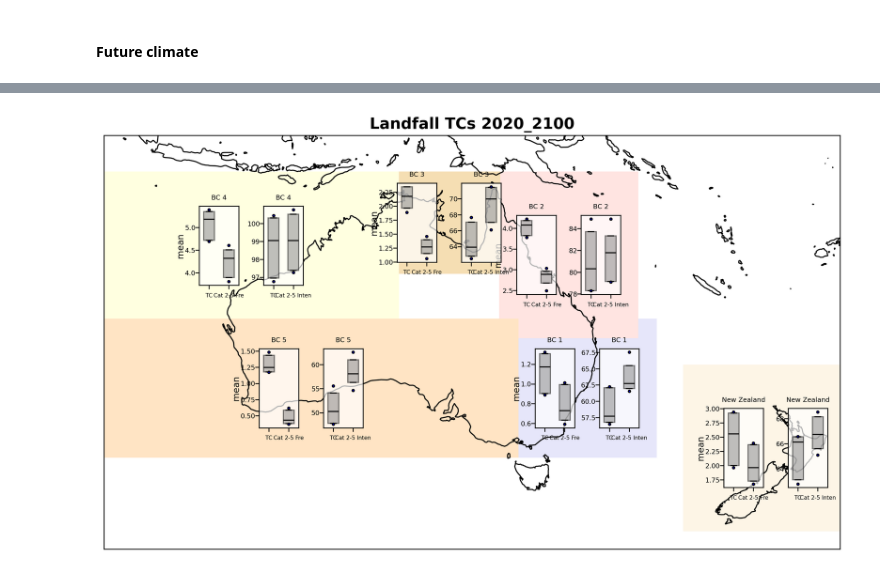
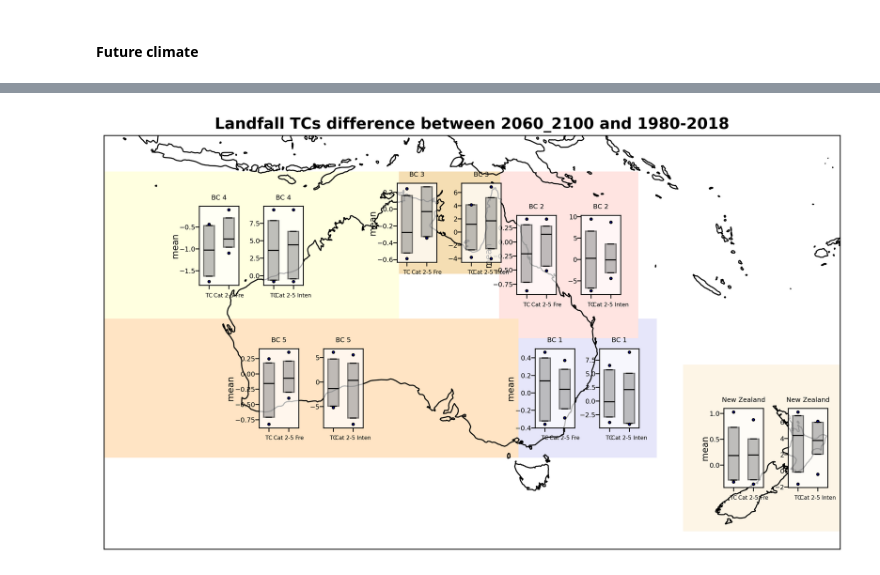
Before and after one commit to ming80302/TC, a Jupyter notebook: summary_map_IAG_all_mean.ipynb, the cells around one changed output, grey strips where cells are left out. Saved outputs shown, nothing was run; the diff lists cells and outputs as text; code cells hidden in the pictures.

```diff
--- a/summary_map_IAG_all_mean.ipynb
+++ b/summary_map_IAG_all_mean.ipynb
@@ -317,9 +324,16 @@ def call_box_custom_inset_2p(slope_4d, is_commonY = False, title_s='', slope_ib=
                                         [5,10], [95,90], region_s[nr], x_title[nn], y_label,
                                         is_commonY, slope_ib[nn,nr,:].tolist())
                 else:
-                    box_custom_inset_2p(inset_ax, slope_4d[nn, nr, :, 0], slope_4d[nn, nr, :, 1],
+                    # for ERA5 intensity
+                    if nn==1:
+                        box_custom_inset_2p(inset_ax, slope_4d[nn, nr, :, 0], slope_4d[nn, nr, :, 1],
+                                        [5,10], [95,90], region_s[nr], x_title[nn], y_label,
+                                        is_commonY, slope_ib[nn,nr,:].tolist(), False)
+                    else:
+                        box_custom_inset_2p(inset_ax, slope_4d[nn, nr, :, 0], slope_4d[nn, nr, :, 1],
                                         [5,10], [95,90], region_s[nr], x_title[nn], y_label,
                                         is_commonY, slope_ib[nn,nr,:].tolist(), slope_e5[nn,nr,:].tolist())
+
                     #print('slope_ib')
                     #print(slope_ib[nn,nr,:].tolist())
                     #print('slope_e5')
@@ -432,7 +446,7 @@ Using ERA5 track period
 year_s = 1980
 year_e = 2018
 
-year_s = 2020
+year_s = 2060
 year_e = 2100
 
 year_1d = np.array(range(year_s, year_e+1))
@@ -534,7 +548,7 @@ if year_s == 1980:
     slope_4d_h = slope_4d
     slope_ib_h = slope_ib
     slope_e5_h = slope_e5
-if year_s == 2020:
+if year_e == 2100:
     slope_4d_f = slope_4d
 # %% [output]
 Australia Buckley Cyclone Region 1
@@ -568,7 +582,7 @@ else:
 # %%
-if landfall == True:
-    call_box_custom_inset_2p(slope_4d_f, is_commonY = False, title_s='Landfall TCs 2020_2100', slope_ib=False, slope_e5=False)
+if landfall == True and year_e == 2100:
+    call_box_custom_inset_2p(slope_4d_f-slope_4d_h, is_commonY = False, title_s='Landfall TCs difference between 2060_2100 and 1980-2018', slope_ib=False, slope_e5=False)
 else:
-    call_box_custom_inset_2p(slope_4d_f, is_commonY = False, title_s='All TCs 2020_2100', slope_ib=False, slope_e5=False)
+    call_box_custom_inset_2p(slope_4d_f-slope_4d_h, is_commonY = False, title_s='All TCs difference between 2060_2100 and 1980-2018', slope_ib=False, slope_e5=False)
 # %% [output]
-[figure, old version]
+[figure, new version]
```
Also changed, not shown: parts of 6 cells of this notebook.
